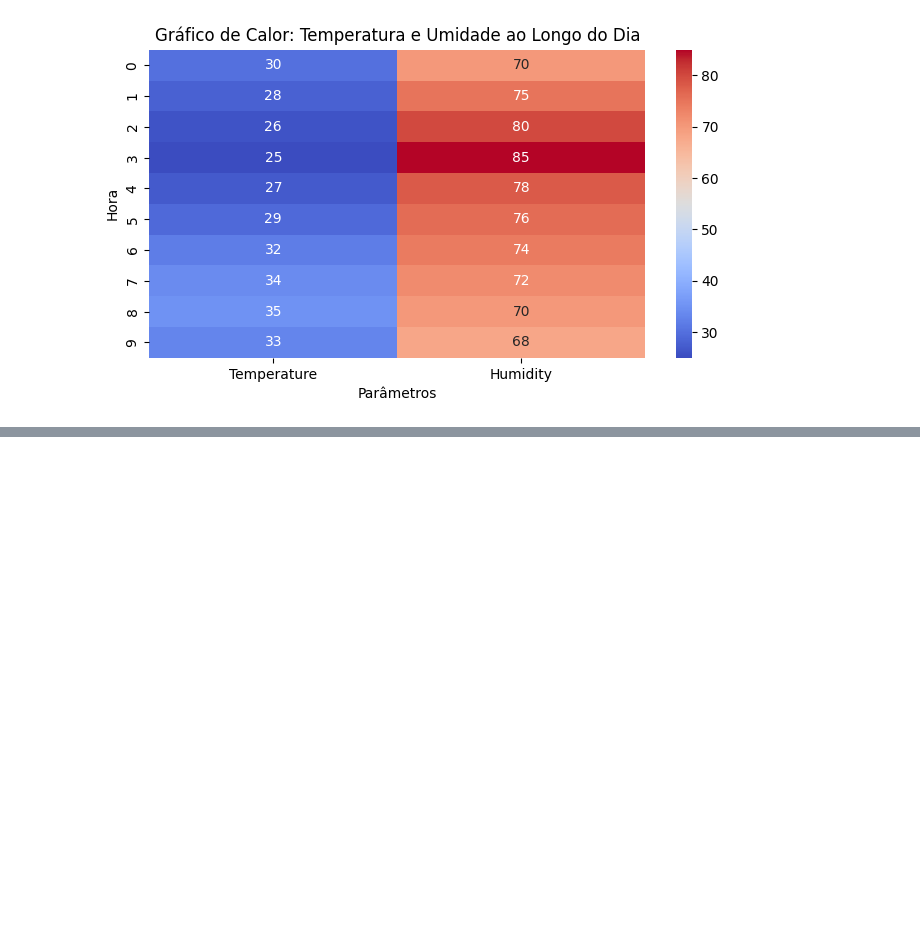
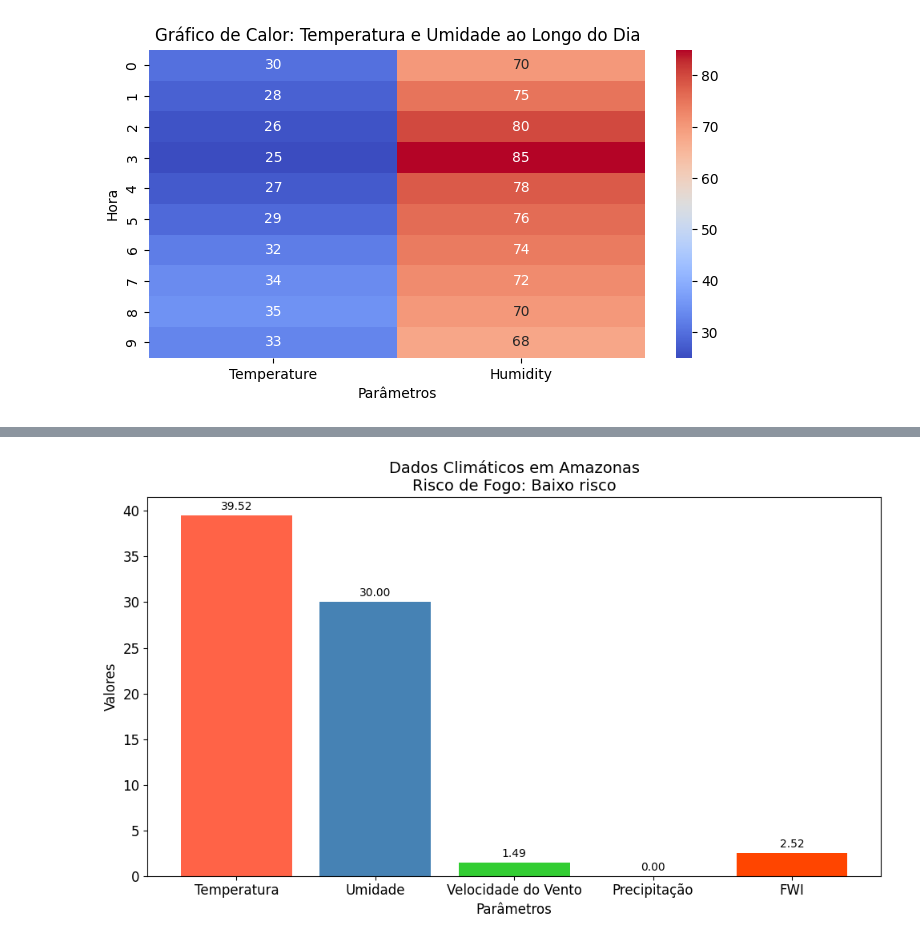
Before and after one commit to Davi010/API_CLIM-TICA, a Jupyter notebook: graphics.ipynb, the cells around one changed output, grey strips where cells are left out. Saved outputs shown, nothing was run; the diff lists cells and outputs as text; code cells hidden in the pictures; blank space fills up the shorter version.

```diff
--- a/graphics.ipynb
+++ b/graphics.ipynb
@@ -155,0 +536,92 @@ plt.show()
+# %%
+import requests
+import pandas as pd
+import matplotlib.pyplot as plt
+
+API_KEY = '442a1ac939e50a654bbd2770df6d28d4'  # Substitua pela sua chave
+BASE_URL = 'http://api.openweathermap.org/data/2.5/weather'
+
+# Função para calcular o FWI (simplificado)
+def calculate_fwi(temp, humidity, wind_speed, precipitation):
+    FFMC = 101 - (humidity / 10)
+    DMC = 0.5 * (temp - 5)
+    DC = 2 * (temp - 5)
+    ISI = (FFMC * wind_speed) / 100
+    BUI = DMC + DC
+    FWI = ISI * (BUI / 50)
+    return FWI
+
+# Função para determinar o risco de queimadas
+def assess_fire_risk(fwi):
+    if fwi < 5:
+        return "Baixo risco"
+    elif 5 <= fwi < 15:
+        return "Risco moderado"
+    else:
+        return "Alto risco"
+
+# Função para coletar dados climáticos
+def get_weather_data(location):
+    params = {
+        'q': location,
+        'appid': API_KEY,
+        'units': 'metric'
+    }
+    response = requests.get(BASE_URL, params=params)
+
+    if response.status_code != 200:
+        print("Erro ao obter dados para a localização fornecida.")
+        return None
+
+    return response.json()
+
+# Processar dados
+location = 'Amazonas'  # Altere a localização conforme necessário
+data = get_weather_data(location)
+
+if data:
+    # Extração de dados climáticos
+    temp = data['main']['temp']
+    humidity = data['main']['humidity']
+    wind_speed = data['wind']['speed']
+    precipitation = data.get('rain', {}).get('1h', 0)  # Precipitação na última 1h
+
+    # Cálculo do FWI
+    fwi = calculate_fwi(temp, humidity, wind_speed, precipitation)
+    fire_risk = assess_fire_risk(fwi)
+
+    # Criar dataframe com todos os dados
+    df = pd.DataFrame({
+        'Parâmetros': ['Temperatura', 'Umidade', 'Velocidade do Vento', 'Precipitação', 'FWI'],
+        'Valores': [temp, humidity, wind_speed, precipitation, fwi]
+    })
+
+    # Definir cores diferentes para cada barra
+    colors = ['#FF6347', '#4682B4', '#32CD32', '#FFD700', '#FF4500']  # Cores para cada barra
+
+    # Plotar gráfico
+    fig, ax = plt.subplots(figsize=(10, 6))
+    bars = ax.bar(df['Parâmetros'], df['Valores'], color=colors)
+
+    # Adicionar números ao lado das barras
+    for bar in bars:
+        height = bar.get_height()
+        ax.annotate(f'{height:.2f}',  # Adiciona o valor com duas casas decimais
+                    xy=(bar.get_x() + bar.get_width() / 2, height),  # Posição do texto
+                    xytext=(0, 3),  # Deslocamento do texto em relação à barra
+                    textcoords='offset points',
+                    ha='center', va='bottom')
+
+    ax.set_ylabel('Valores', fontsize=12)
+    ax.set_xlabel('Parâmetros', fontsize=12)
+
+    # Adicionar informação sobre o risco de fogo no título
+    ax.set_title(f'Dados Climáticos em {location}\nRisco de Fogo: {fire_risk}', fontsize=14)
+
+    plt.xticks(fontsize=12)  # Aumentar tamanho dos rótulos do eixo X
+    plt.yticks(fontsize=12)  # Aumentar tamanho dos rótulos do eixo Y
+
+    plt.tight_layout()  # Ajustar layout para evitar sobreposição
+    plt.show()
+# %% [output]
+[figure, added]
```
Also changed, not shown: parts of 8 cells of this notebook, 2 other files.
